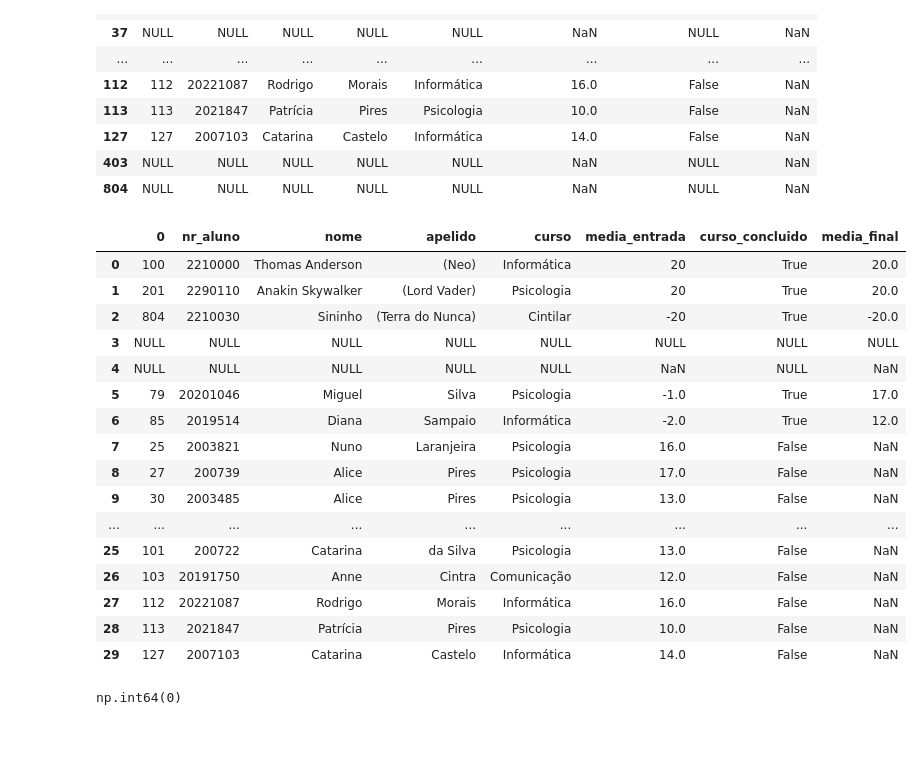
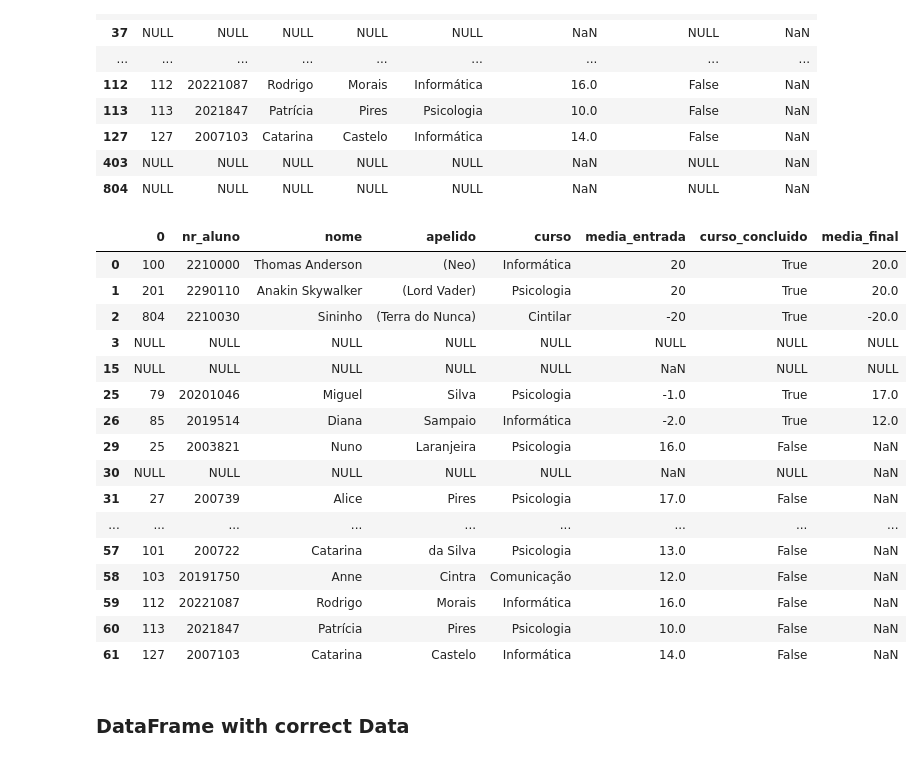
Before and after one commit to YasmymRodrigues/Data_Engineering, a Jupyter notebook: script_dataengineering.ipynb, the cells around one changed output. Saved outputs shown, nothing was run; the diff lists cells and outputs as text; code cells hidden in the pictures.

```diff
--- a/script_dataengineering.ipynb
+++ b/script_dataengineering.ipynb
@@ -134,31 +137,27 @@ filtered_df_final
 # %%
 error_dataframe = pd.concat([df_apelido, filtered_df_curso_null, filtered_df_entrada ,filtered_df_final], ignore_index=True)
 df_no_duplicates =  error_dataframe.drop_duplicates()
-df_no_duplicates_reset = df_no_duplicates.reset_index(drop=True)
+#df_no_duplicates_reset = df_no_duplicates.reset_index(drop=True)
 
-df_no_duplicates_reset
+df_no_duplicates
 # %% [output]
 |  | 0 | nr_aluno | nome | apelido | curso | media_entrada | curso_concluido | media_final |
 | 0 | 100 | 2210000 | Thomas Anderson | (Neo) | Informática | 20 | True | 20.0 |
 | 1 | 201 | 2290110 | Anakin Skywalker | (Lord Vader) | Psicologia | 20 | True | 20.0 |
 | 2 | 804 | 2210030 | Sininho | (Terra do Nunca) | Cintilar | -20 | True | -20.0 |
 | 3 | NULL | NULL | NULL | NULL | NULL | NULL | NULL | NULL |
-| 4 | NULL | NULL | NULL | NULL | NULL | NaN | NULL | NaN |
-| 5 | 79 | 20201046 | Miguel | Silva | Psicologia | -1.0 | True | 17.0 |
-| 6 | 85 | 2019514 | Diana | Sampaio | Informática | -2.0 | True | 12.0 |
-| 7 | 25 | 2003821 | Nuno | Laranjeira | Psicologia | 16.0 | False | NaN |
-| 8 | 27 | 200739 | Alice | Pires | Psicologia | 17.0 | False | NaN |
-| 9 | 30 | 2003485 | Alice | Pires | Psicologia | 13.0 | False | NaN |
+| 15 | NULL | NULL | NULL | NULL | NULL | NaN | NULL | NULL |
+| 25 | 79 | 20201046 | Miguel | Silva | Psicologia | -1.0 | True | 17.0 |
+| 26 | 85 | 2019514 | Diana | Sampaio | Informática | -2.0 | True | 12.0 |
+| 29 | 25 | 2003821 | Nuno | Laranjeira | Psicologia | 16.0 | False | NaN |
+| 30 | NULL | NULL | NULL | NULL | NULL | NaN | NULL | NaN |
+| 31 | 27 | 200739 | Alice | Pires | Psicologia | 17.0 | False | NaN |
 | ... | ... | ... | ... | ... | ... | ... | ... | ... |
-| 25 | 101 | 200722 | Catarina | da Silva | Psicologia | 13.0 | False | NaN |
-| 26 | 103 | 20191750 | Anne | Cintra | Comunicação | 12.0 | False | NaN |
-| 27 | 112 | 20221087 | Rodrigo | Morais | Informática | 16.0 | False | NaN |
-| 28 | 113 | 2021847 | Patrícia | Pires | Psicologia | 10.0 | False | NaN |
-| 29 | 127 | 2007103 | Catarina | Castelo | Informática | 14.0 | False | NaN |
+| 57 | 101 | 200722 | Catarina | da Silva | Psicologia | 13.0 | False | NaN |
+| 58 | 103 | 20191750 | Anne | Cintra | Comunicação | 12.0 | False | NaN |
+| 59 | 112 | 20221087 | Rodrigo | Morais | Informática | 16.0 | False | NaN |
+| 60 | 113 | 2021847 | Patrícia | Pires | Psicologia | 10.0 | False | NaN |
+| 61 | 127 | 2007103 | Catarina | Castelo | Informática | 14.0 | False | NaN |
-# %%
-df_no_duplicates.duplicated().sum()
-# %% [output]
-np.int64(0)
 # %%
 # Convert DataFrame to a text file
 error_dataframe.to_csv('fase_1.txt', sep='\t', index=False)
@@ -171,0 +164,2 @@ conn.close()
+# %% [markdown]
+### DataFrame with correct Data
```
Also changed, not shown: parts of 7 cells of this notebook, 4 other files.
